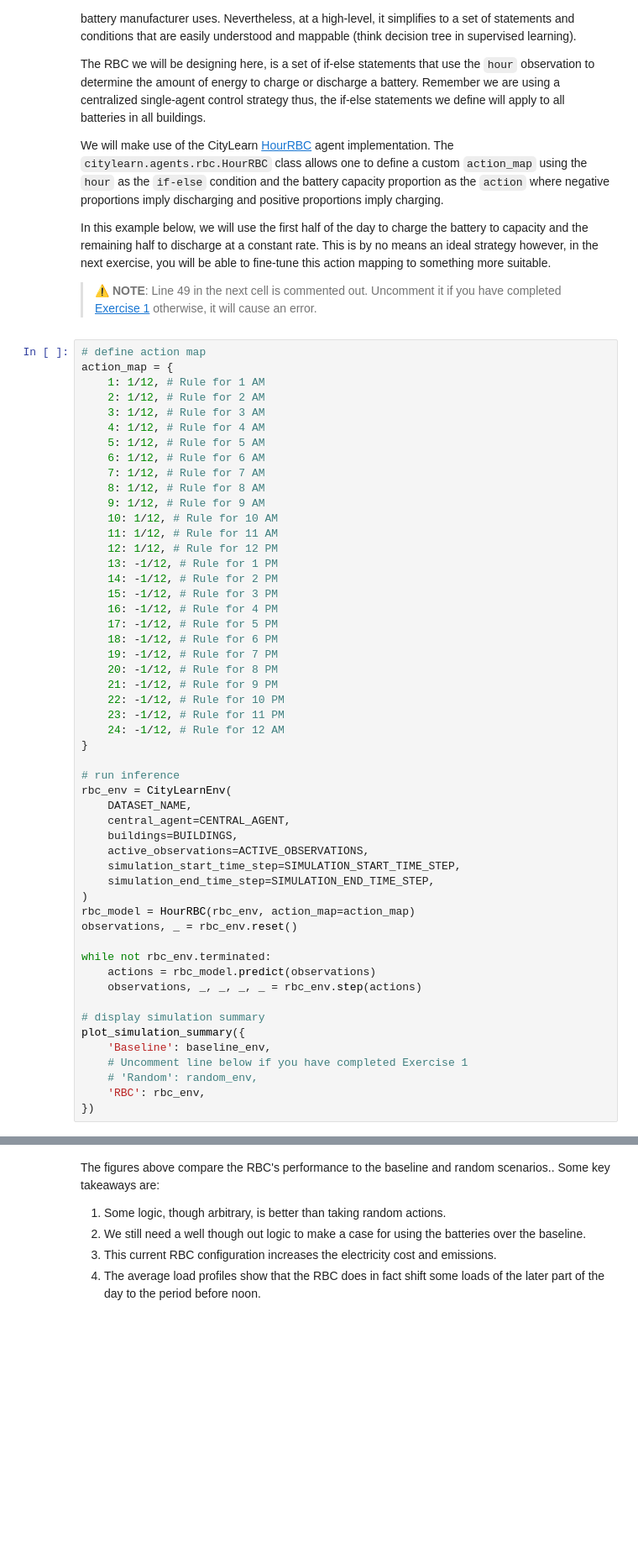
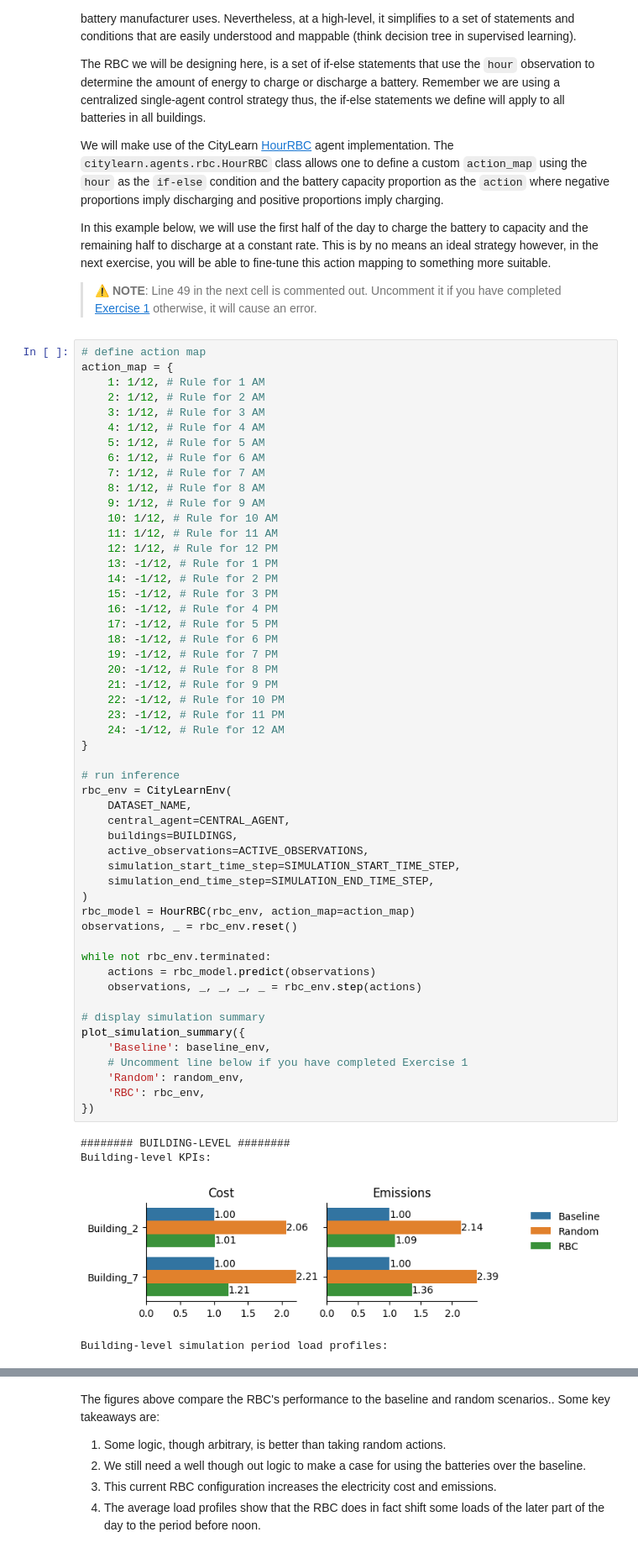
Before and after one commit to DeepLearning-DS/citylearn, a Jupyter notebook: citylearn_ccai_tutorial.ipynb, the cells around one changed output, grey strips where cells are left out. Shown at 84% size. Saved outputs shown, nothing was run; the diff lists cells and outputs as text; blank space fills up the shorter version.

```diff
--- a/citylearn_ccai_tutorial.ipynb
+++ b/citylearn_ccai_tutorial.ipynb
@@ -1417,31 +1552,36 @@ action_map = {
     19: -1/12, # Rule for 7 PM
     20: -1/12, # Rule for 8 PM
     21: -1/12, # Rule for 9 PM
     22: -1/12, # Rule for 10 PM
     23: -1/12, # Rule for 11 PM
     24: -1/12, # Rule for 12 AM
 }
 
 # run inference
 rbc_env = CityLearnEnv(
     DATASET_NAME,
     central_agent=CENTRAL_AGENT,
     buildings=BUILDINGS,
     active_observations=ACTIVE_OBSERVATIONS,
     simulation_start_time_step=SIMULATION_START_TIME_STEP,
     simulation_end_time_step=SIMULATION_END_TIME_STEP,
 )
 rbc_model = HourRBC(rbc_env, action_map=action_map)
 observations, _ = rbc_env.reset()
 
 while not rbc_env.terminated:
     actions = rbc_model.predict(observations)
     observations, _, _, _, _ = rbc_env.step(actions)
 
 # display simulation summary
 plot_simulation_summary({
     'Baseline': baseline_env,
     # Uncomment line below if you have completed Exercise 1
-    # 'Random': random_env,
+    'Random': random_env,
     'RBC': rbc_env,
 })
+# %% [output]
+######## BUILDING-LEVEL ########
+Building-level KPIs:
+[figure, added]
+Building-level simulation period load profiles:
```
Also changed, not shown: parts of 37 cells of this notebook.
